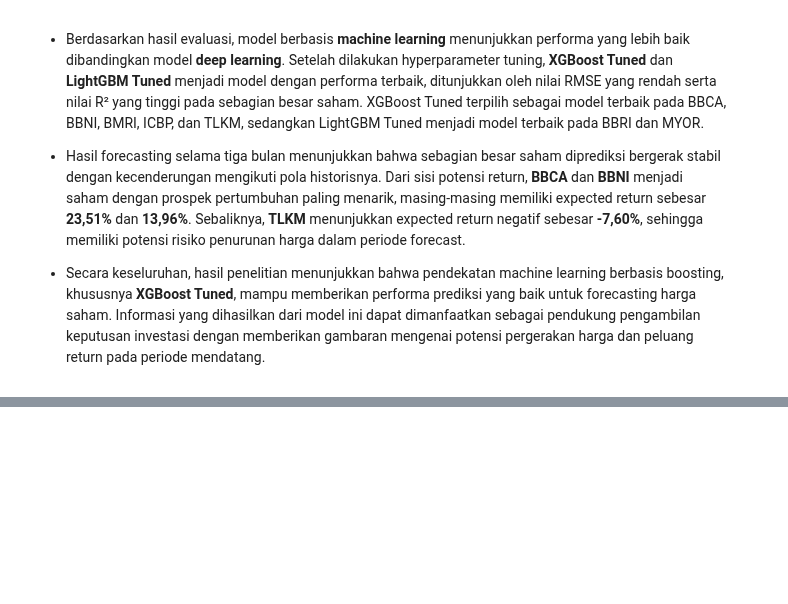
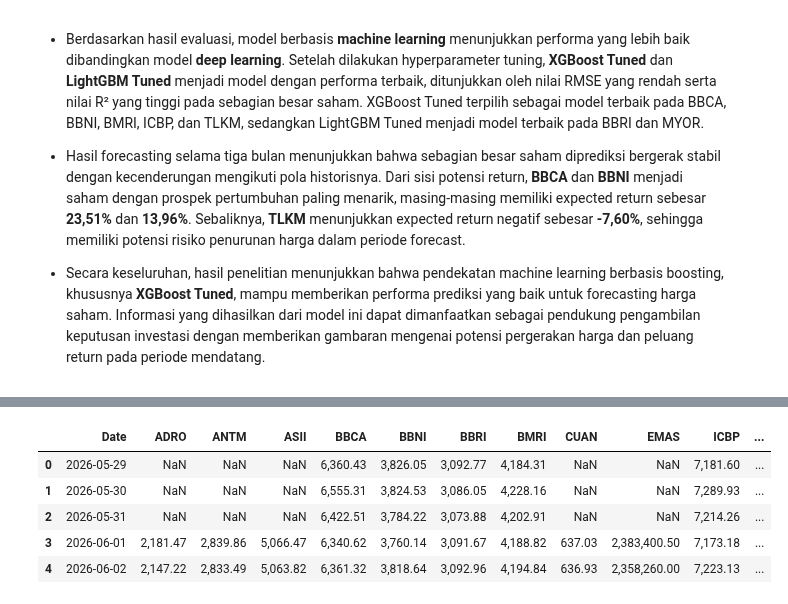
Before and after one commit to pittggun-beep/p2-ftds-final-project-ftds-039-hck-group-001, a Jupyter notebook: Data Science/Final_Project_1/final_project.ipynb, the cells around one changed output, grey strips where cells are left out. Saved outputs shown, nothing was run; the diff lists cells and outputs as text; code cells hidden in the pictures; blank space fills up the shorter version.

```diff
--- a/Data Science/Final_Project_1/final_project.ipynb
+++ b/Data Science/Final_Project_1/final_project.ipynb
@@ -4243,0 +4347,29 @@ for ticker, model in best_models.items():
+# %%
+# Mengubah menjadi format kolom per saham
+forecast_pivot = (
+    forecast_df
+    .pivot(
+        index="Date",
+        columns="Ticker",
+        values="Forecast_Price"
+    )
+    .reset_index()
+)
+
+# Menghapus nama index kolom
+forecast_pivot.columns.name = None
+
+# Membulatkan angka
+forecast_pivot = (
+    forecast_pivot
+    .round(2)
+)
+
+forecast_pivot.head()
+# %% [output]
+|  | Date | ADRO | ANTM | ASII | BBCA | BBNI | BBRI | BMRI | CUAN | EMAS | ICBP | ... |
+| 0 | 2026-05-29 | NaN | NaN | NaN | 6,360.43 | 3,826.05 | 3,092.77 | 4,184.31 | NaN | NaN | 7,181.60 | ... |
+| 1 | 2026-05-30 | NaN | NaN | NaN | 6,555.31 | 3,824.53 | 3,086.05 | 4,228.16 | NaN | NaN | 7,289.93 | ... |
+| 2 | 2026-05-31 | NaN | NaN | NaN | 6,422.51 | 3,784.22 | 3,073.88 | 4,202.91 | NaN | NaN | 7,214.26 | ... |
+| 3 | 2026-06-01 | 2,181.47 | 2,839.86 | 5,066.47 | 6,340.62 | 3,760.14 | 3,091.67 | 4,188.82 | 637.03 | 2,383,400.50 | 7,173.18 | ... |
+| 4 | 2026-06-02 | 2,147.22 | 2,833.49 | 5,063.82 | 6,361.32 | 3,818.64 | 3,092.96 | 4,194.84 | 636.93 | 2,358,260.00 | 7,223.13 | ... |
```
Also changed, not shown: parts of 12 cells of this notebook, 41 other files.
